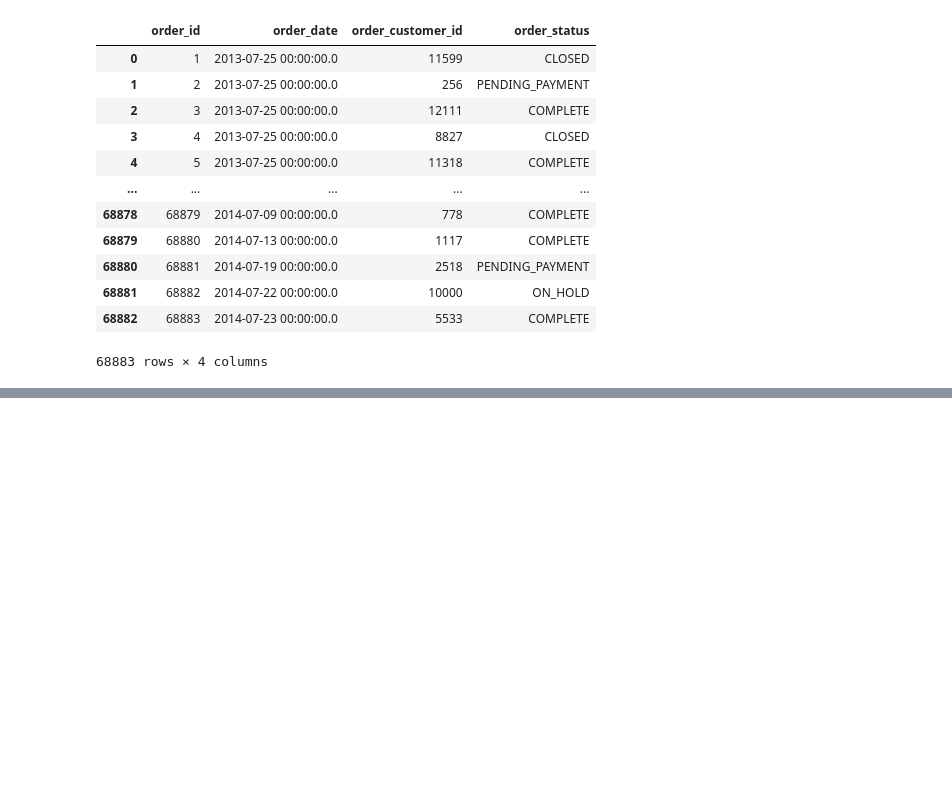
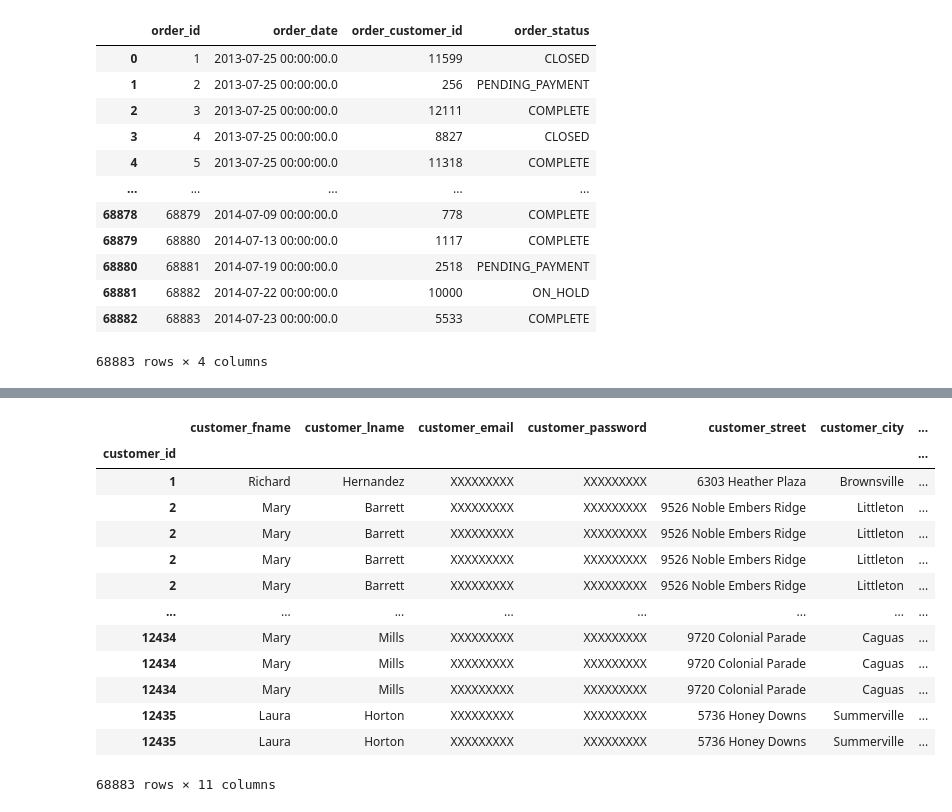
Before and after one commit to SushantGambhir/Python-collection-for-data-engineering, a Jupyter notebook: 06_Pandas3.ipynb, the cells around one changed output, grey strips where cells are left out. Cells and saved outputs as stored; diff of their text form; code cells hidden in the pictures; blank space fills up the shorter version.

```diff
--- a/06_Pandas3.ipynb
+++ b/06_Pandas3.ipynb
@@ -93,0 +117,4 @@ orders
+# %%
+# Similarly for orders
+orders = orders.set_index('order_customer_id')
+orders
@@ -93,0 +136,21 @@ orders
+# %%
+# Now lets join both the dataframes
+
+customer_order = customers.join(orders, how='inner')
+# %%
+customer_order
+# %% [output]
+|  | customer_fname | customer_lname | customer_email | customer_password | customer_street | customer_city | ... |
+| customer_id |  |  |  |  |  |  | ... |
+| 1 | Richard | Hernandez | XXXXXXXXX | XXXXXXXXX | 6303 Heather Plaza | Brownsville | ... |
+| 2 | Mary | Barrett | XXXXXXXXX | XXXXXXXXX | 9526 Noble Embers Ridge | Littleton | ... |
+| 2 | Mary | Barrett | XXXXXXXXX | XXXXXXXXX | 9526 Noble Embers Ridge | Littleton | ... |
+| 2 | Mary | Barrett | XXXXXXXXX | XXXXXXXXX | 9526 Noble Embers Ridge | Littleton | ... |
+| 2 | Mary | Barrett | XXXXXXXXX | XXXXXXXXX | 9526 Noble Embers Ridge | Littleton | ... |
+| ... | ... | ... | ... | ... | ... | ... | ... |
+| 12434 | Mary | Mills | XXXXXXXXX | XXXXXXXXX | 9720 Colonial Parade | Caguas | ... |
+| 12434 | Mary | Mills | XXXXXXXXX | XXXXXXXXX | 9720 Colonial Parade | Caguas | ... |
+| 12434 | Mary | Mills | XXXXXXXXX | XXXXXXXXX | 9720 Colonial Parade | Caguas | ... |
+| 12435 | Laura | Horton | XXXXXXXXX | XXXXXXXXX | 5736 Honey Downs | Summerville | ... |
+| 12435 | Laura | Horton | XXXXXXXXX | XXXXXXXXX | 5736 Honey Downs | Summerville | ... |
+68883 rows × 11 columns
```
Also changed, not shown: parts of 11 cells of this notebook.
